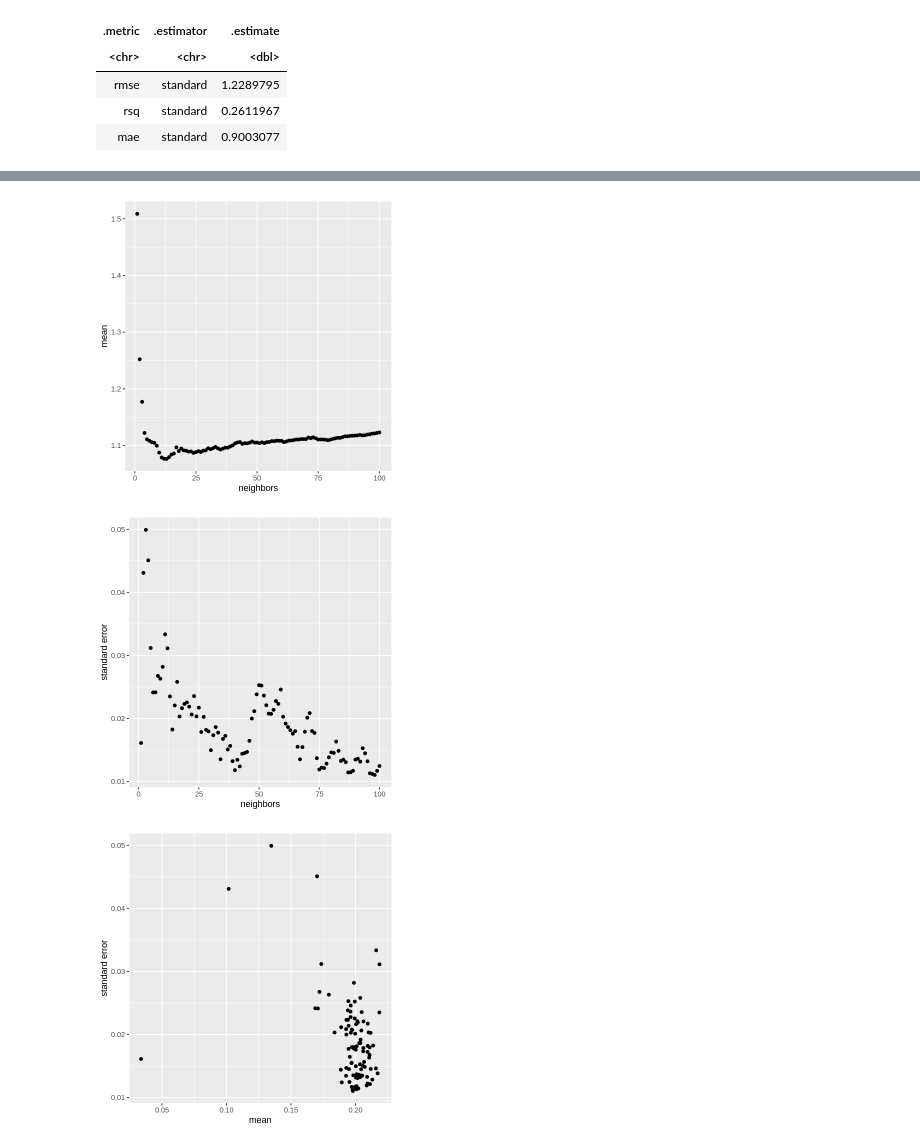
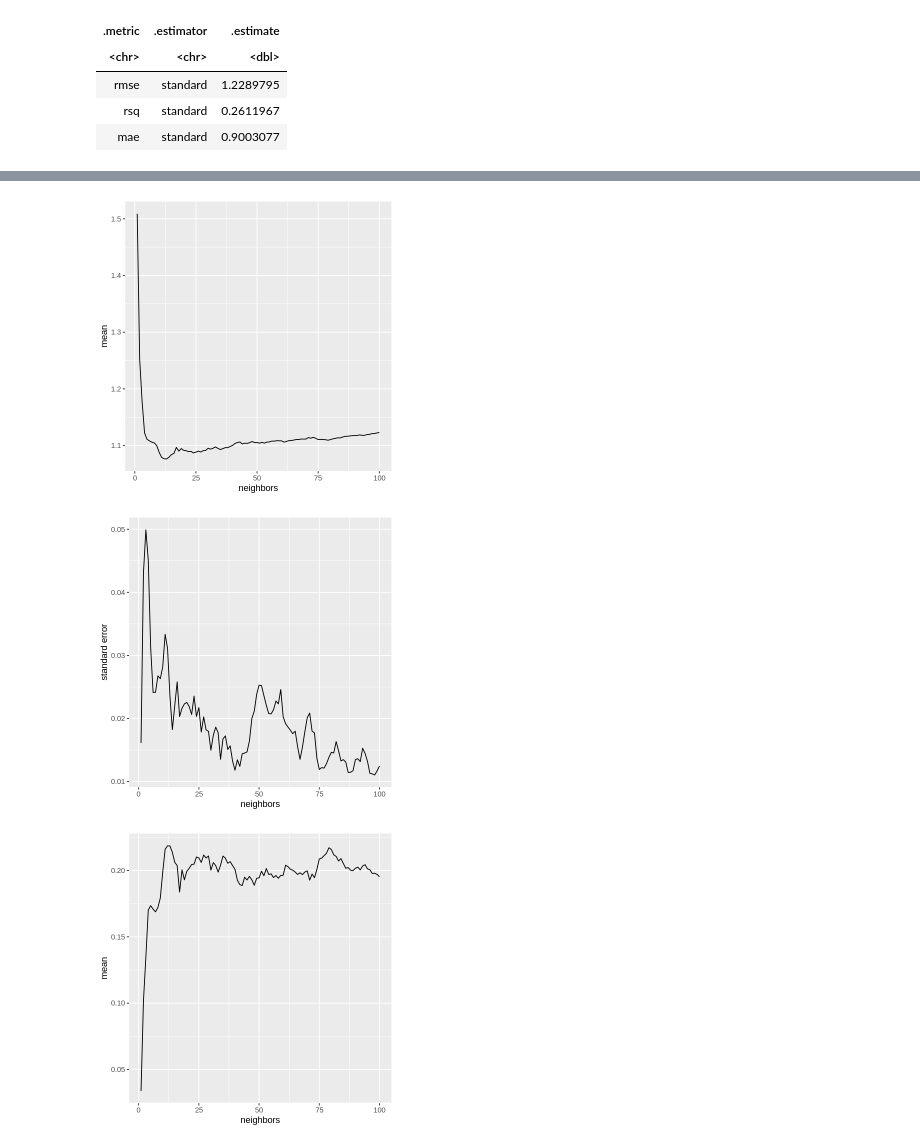
Before and after one commit to brianapavey/Group-Project, a Jupyter notebook: tennis_data_project.ipynb, the cells around one changed output, grey strips where cells are left out. Saved outputs shown, nothing was run; the diff lists cells and outputs as text; code cells hidden in the pictures.

```diff
--- a/tennis_data_project.ipynb
+++ b/tennis_data_project.ipynb
@@ -323,26 +323,26 @@ plot_rmse_std_err
 plot_rmse_mean<- tennis_results%>%
 filter(.metric=="rmse")%>%
 ggplot(aes(x=neighbors, y=mean))+
-geom_point()+
+geom_line()+
 labs(x="neighbors", y="mean")
 plot_rmse_mean
 # %% [output]
-[figure, old version]
+[figure, new version]
 # %%
 plot_rsq_std_err<- tennis_results%>%
 filter(.metric=="rsq")%>%
 ggplot(aes(x=neighbors, y=std_err))+
-geom_point()+
+geom_line()+
 labs(x="neighbors", y="standard error")
 plot_rsq_std_err
 # %% [output]
-[figure, old version]
+[figure, new version]
 # %%
 plot_rsq_mean<- tennis_results%>%
 filter(.metric=="rsq")%>%
 ggplot(aes(x=neighbors, y=mean))+
-geom_point()+
-labs(x="neighb", y="standard error")
+geom_line()+
+labs(x="neighbors", y="mean")
 plot_rsq_mean
 # %% [output]
-[figure, old version]
+[figure, new version]
```
Also changed, not shown: parts of 1 cell of this notebook.
